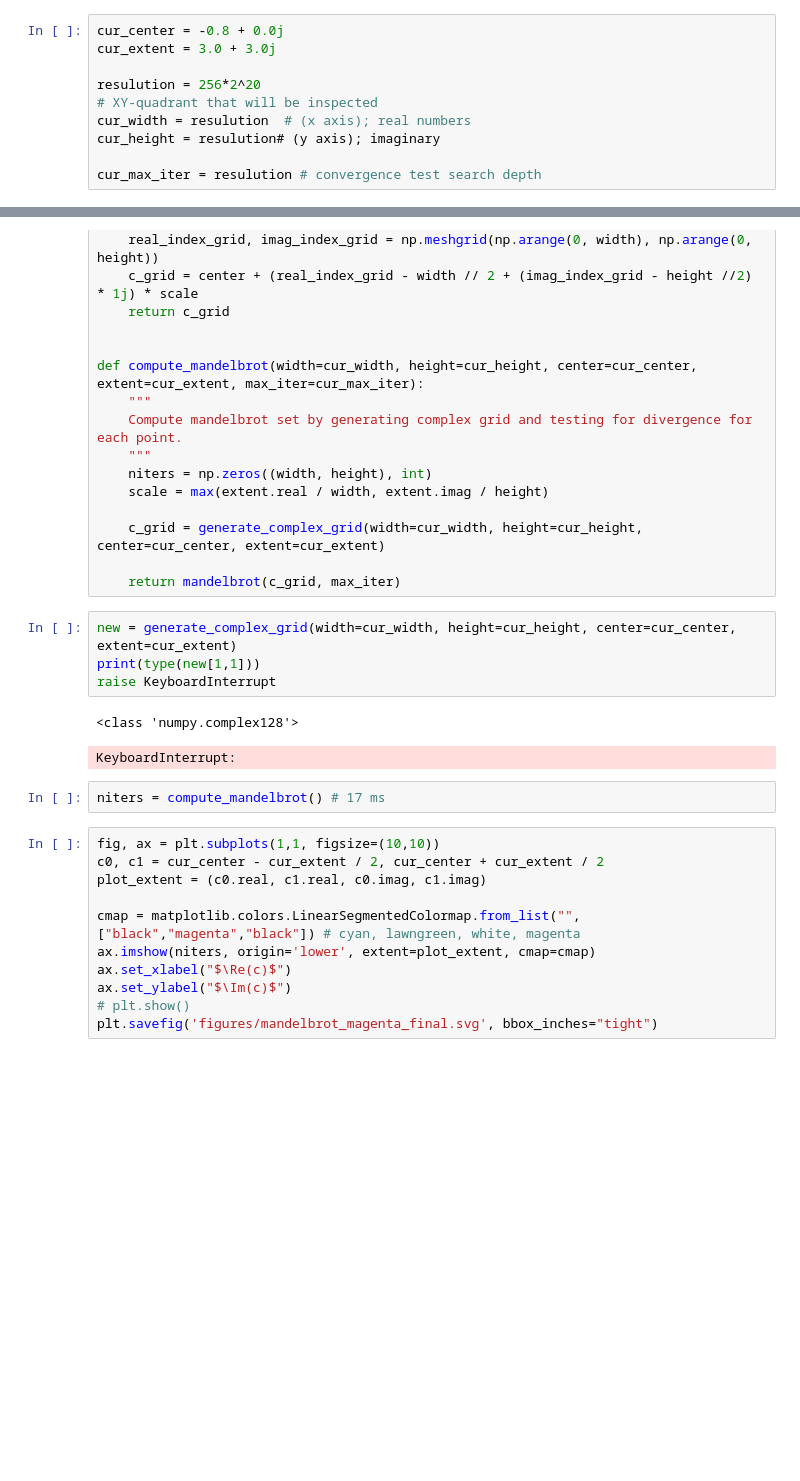
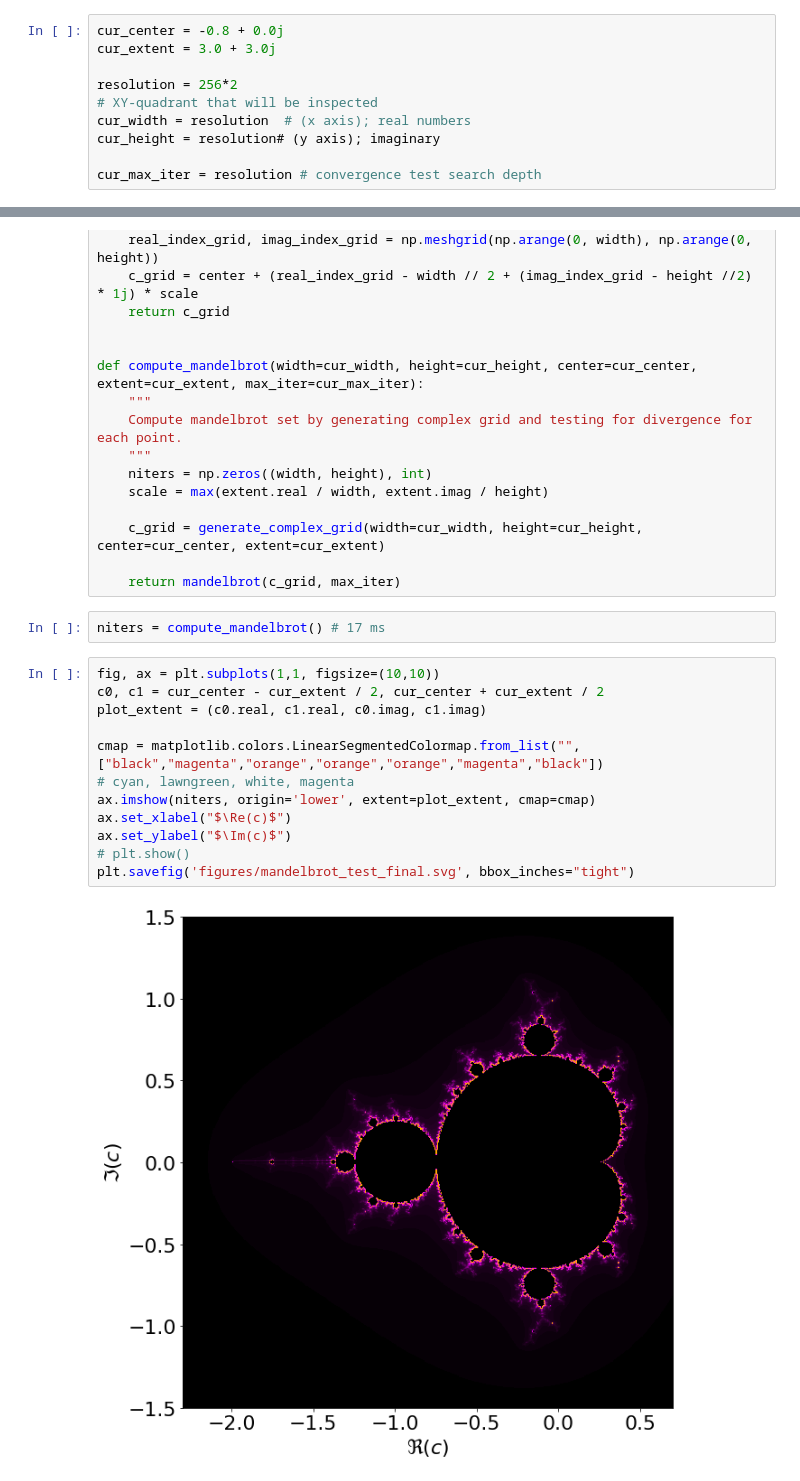
Before and after one commit to PaulHosek/Stochastic_simulation, a Jupyter notebook: fast_mandelbrot.ipynb, the cells around one changed output, grey strips where cells are left out. Cells and saved outputs as stored; diff of their text form; blank space fills up the shorter version.

```diff
--- a/fast_mandelbrot.ipynb
+++ b/fast_mandelbrot.ipynb
@@ -15,12 +16,12 @@ plt.rcParams["font.size"] = 22
 cur_center = -0.8 + 0.0j
 cur_extent = 3.0 + 3.0j
 
-resulution = 256*2^20
+resolution = 256*2
 # XY-quadrant that will be inspected
-cur_width = resulution  # (x axis); real numbers
-cur_height = resulution# (y axis); imaginary
+cur_width = resolution  # (x axis); real numbers
+cur_height = resolution# (y axis); imaginary
 
-cur_max_iter = resulution # convergence test search depth
+cur_max_iter = resolution # convergence test search depth
 # %%
 @nb.vectorize
 def mandelbrot(c, max_iter=cur_max_iter):
@@ -57,23 +58,19 @@ def compute_mandelbrot(width=cur_width, height=cur_height, center=cur_center, ex
     c_grid = generate_complex_grid(width=cur_width, height=cur_height, center=cur_center, extent=cur_extent)
 
     return mandelbrot(c_grid, max_iter)
-# %%
-new = generate_complex_grid(width=cur_width, height=cur_height, center=cur_center, extent=cur_extent)
-print(type(new[1,1]))
-raise KeyboardInterrupt
-# %% [output]
-<class 'numpy.complex128'>
-KeyboardInterrupt:
 # %%
 niters = compute_mandelbrot() # 17 ms
 # %%
 fig, ax = plt.subplots(1,1, figsize=(10,10))
 c0, c1 = cur_center - cur_extent / 2, cur_center + cur_extent / 2
 plot_extent = (c0.real, c1.real, c0.imag, c1.imag)
 
-cmap = matplotlib.colors.LinearSegmentedColormap.from_list("", ["black","magenta","black"]) # cyan, lawngreen, white, magenta
+cmap = matplotlib.colors.LinearSegmentedColormap.from_list("", ["black","magenta","orange","orange","orange","magenta","black"])
+# cyan, lawngreen, white, magenta
 ax.imshow(niters, origin='lower', extent=plot_extent, cmap=cmap)
 ax.set_xlabel("$\Re(c)$")
 ax.set_ylabel("$\Im(c)$")
 # plt.show()
-plt.savefig('figures/mandelbrot_magenta_final.svg', bbox_inches="tight")
+plt.savefig('figures/mandelbrot_test_final.svg', bbox_inches="tight")
+# %% [output]
+[figure, added]
```
Also changed, not shown: parts of 2 cells of this notebook.
